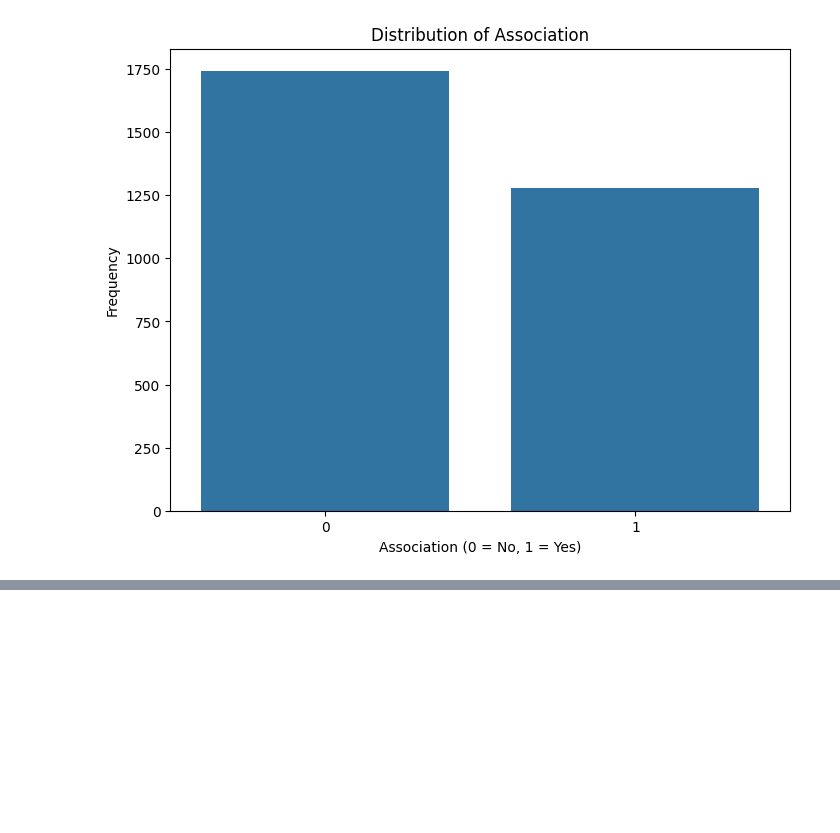
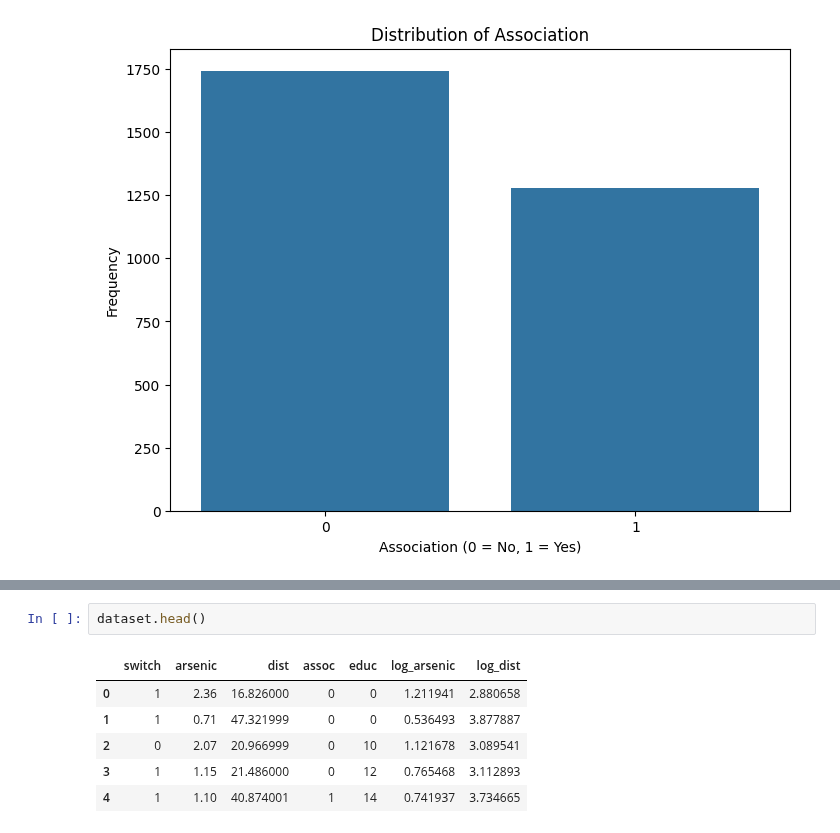
Before and after one commit to Darknight47/Data-Science-Project-01, a Jupyter notebook: logistic_regression.ipynb, the cells around one changed output, grey strips where cells are left out. Cells and saved outputs as stored; diff of their text form; blank space fills up the shorter version.

```diff
--- a/logistic_regression.ipynb
+++ b/logistic_regression.ipynb
@@ -163,0 +180,9 @@ plt.show()
+# %%
+dataset.head()
+# %% [output]
+|  | switch | arsenic | dist | assoc | educ | log_arsenic | log_dist |
+| 0 | 1 | 2.36 | 16.826000 | 0 | 0 | 1.211941 | 2.880658 |
+| 1 | 1 | 0.71 | 47.321999 | 0 | 0 | 0.536493 | 3.877887 |
+| 2 | 0 | 2.07 | 20.966999 | 0 | 10 | 1.121678 | 3.089541 |
+| 3 | 1 | 1.15 | 21.486000 | 0 | 12 | 0.765468 | 3.112893 |
+| 4 | 1 | 1.10 | 40.874001 | 1 | 14 | 0.741937 | 3.734665 |
```
Also changed, not shown: parts of 3 cells of this notebook.
